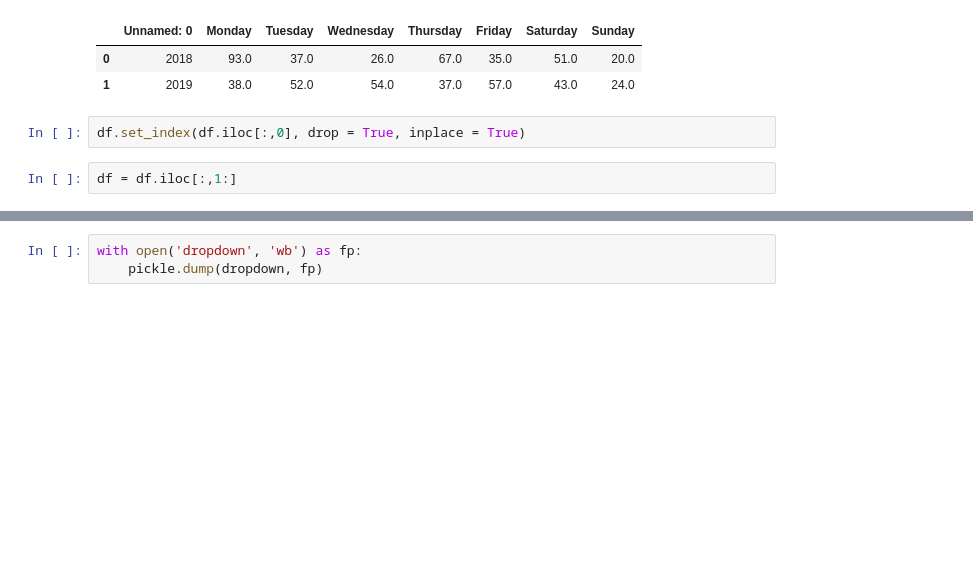
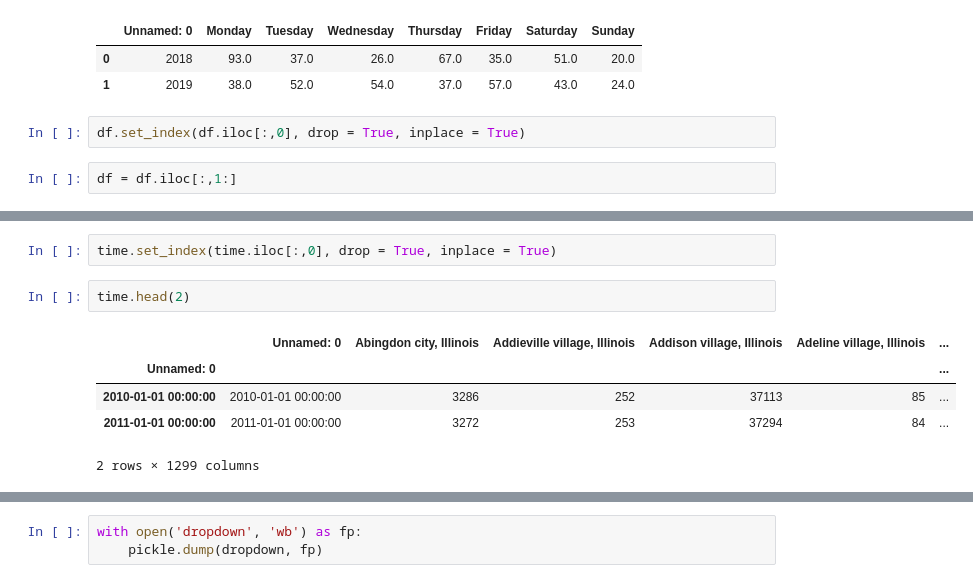
Before and after one commit to agorina91/dash-tutorial, a Jupyter notebook: Untitled.ipynb, the cells around one changed output, grey strips where cells are left out. Saved outputs shown, nothing was run; the diff lists cells and outputs as text; blank space fills up the shorter version.

```diff
--- a/Untitled.ipynb
+++ b/Untitled.ipynb
@@ -34,0 +41,10 @@ fig.show()
+# %%
+time.set_index(time.iloc[:,0], drop = True, inplace = True)
+# %%
+time.head(2)
+# %% [output]
+|  | Unnamed: 0 | Abingdon city, Illinois | Addieville village, Illinois | Addison village, Illinois | Adeline village, Illinois | ... |
+| Unnamed: 0 |  |  |  |  |  | ... |
+| 2010-01-01 00:00:00 | 2010-01-01 00:00:00 | 3286 | 252 | 37113 | 85 | ... |
+| 2011-01-01 00:00:00 | 2011-01-01 00:00:00 | 3272 | 253 | 37294 | 84 | ... |
+2 rows × 1299 columns
```
Also changed, not shown: parts of 18 cells of this notebook, 8 other files.
